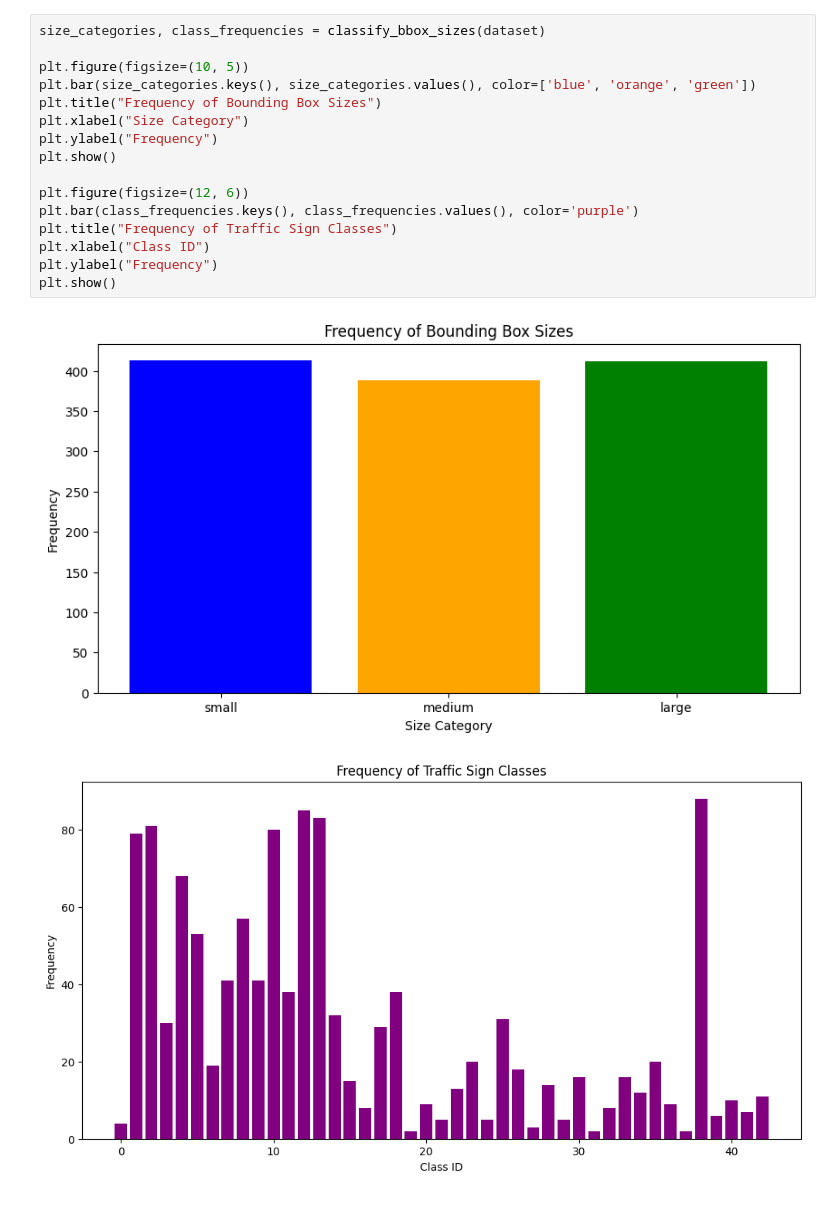
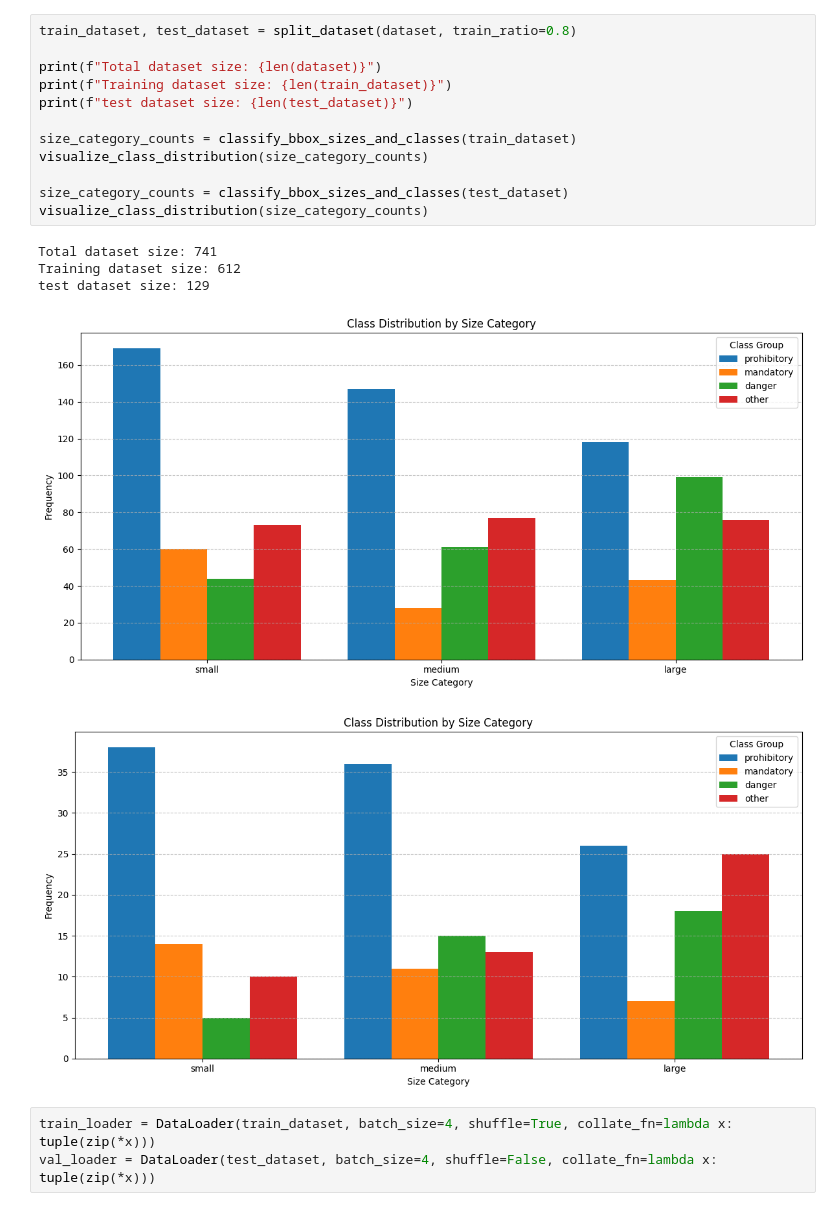
Before and after one commit to MAmin-y/Neural-Networks-and-Deep-Learning-Course-Projects-F2024, a Jupyter notebook: CA3/Q3.ipynb, the cells around one changed output. Saved outputs shown, nothing was run; the diff lists cells and outputs as text.

```diff
--- a/CA3/Q3.ipynb
+++ b/CA3/Q3.ipynb
@@ -167,22 +268,24 @@ size_category_counts = classify_bbox_sizes_and_classes(dataset)
 visualize_class_distribution(size_category_counts)
 # %% [output]
 [figure]
-# %%
-size_categories, class_frequencies = classify_bbox_sizes(dataset)
-
-plt.figure(figsize=(10, 5))
-plt.bar(size_categories.keys(), size_categories.values(), color=['blue', 'orange', 'green'])
-plt.title("Frequency of Bounding Box Sizes")
-plt.xlabel("Size Category")
-plt.ylabel("Frequency")
-plt.show()
-
-plt.figure(figsize=(12, 6))
-plt.bar(class_frequencies.keys(), class_frequencies.values(), color='purple')
-plt.title("Frequency of Traffic Sign Classes")
-plt.xlabel("Class ID")
-plt.ylabel("Frequency")
-plt.show()
-# %% [output]
-[figure, removed]
-[figure, removed]
+# %%
+train_dataset, test_dataset = split_dataset(dataset, train_ratio=0.8)
+
+print(f"Total dataset size: {len(dataset)}")
+print(f"Training dataset size: {len(train_dataset)}")
+print(f"test dataset size: {len(test_dataset)}")
+
+size_category_counts = classify_bbox_sizes_and_classes(train_dataset)
+visualize_class_distribution(size_category_counts)
+
+size_category_counts = classify_bbox_sizes_and_classes(test_dataset)
+visualize_class_distribution(size_category_counts)
+# %% [output]
+Total dataset size: 741
+Training dataset size: 612
+test dataset size: 129
+[figure, added]
+[figure, added]
+# %%
+train_loader = DataLoader(train_dataset, batch_size=4, shuffle=True, collate_fn=lambda x: tuple(zip(*x)))
+val_loader = DataLoader(test_dataset, batch_size=4, shuffle=False, collate_fn=lambda x: tuple(zip(*x)))
```
Also changed, not shown: parts of 11 cells of this notebook.
